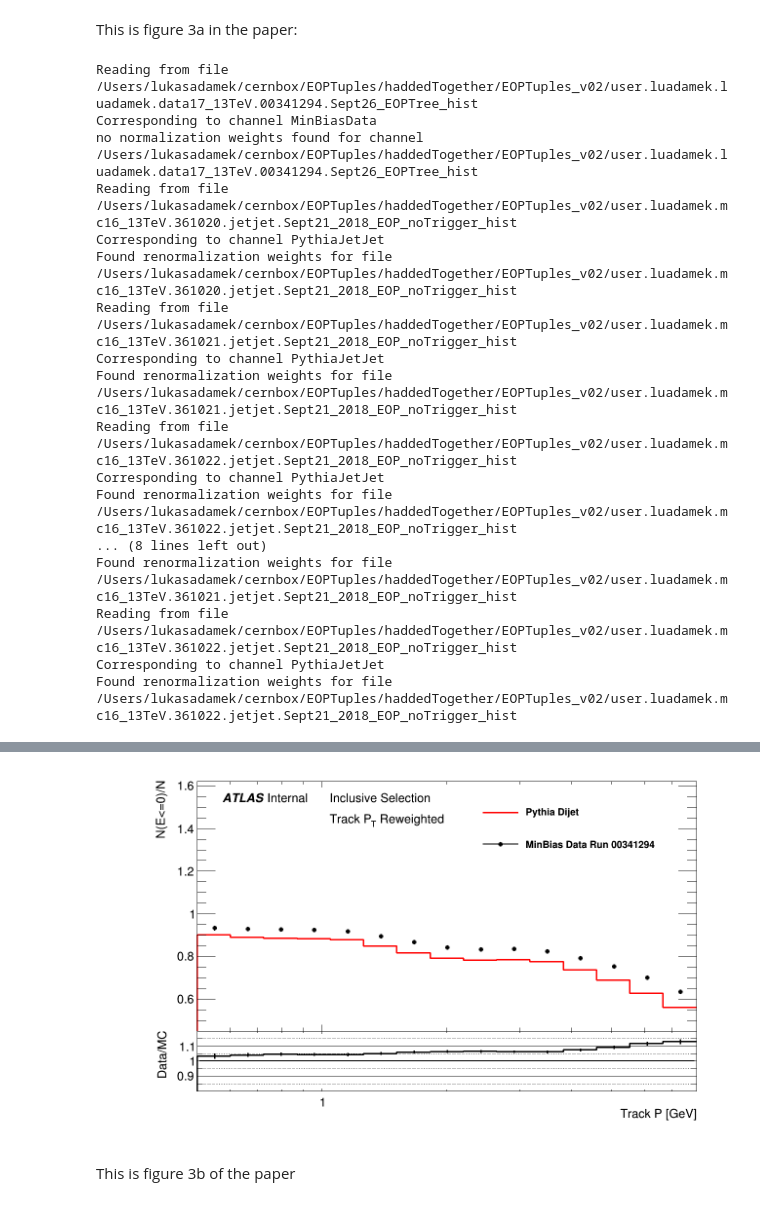
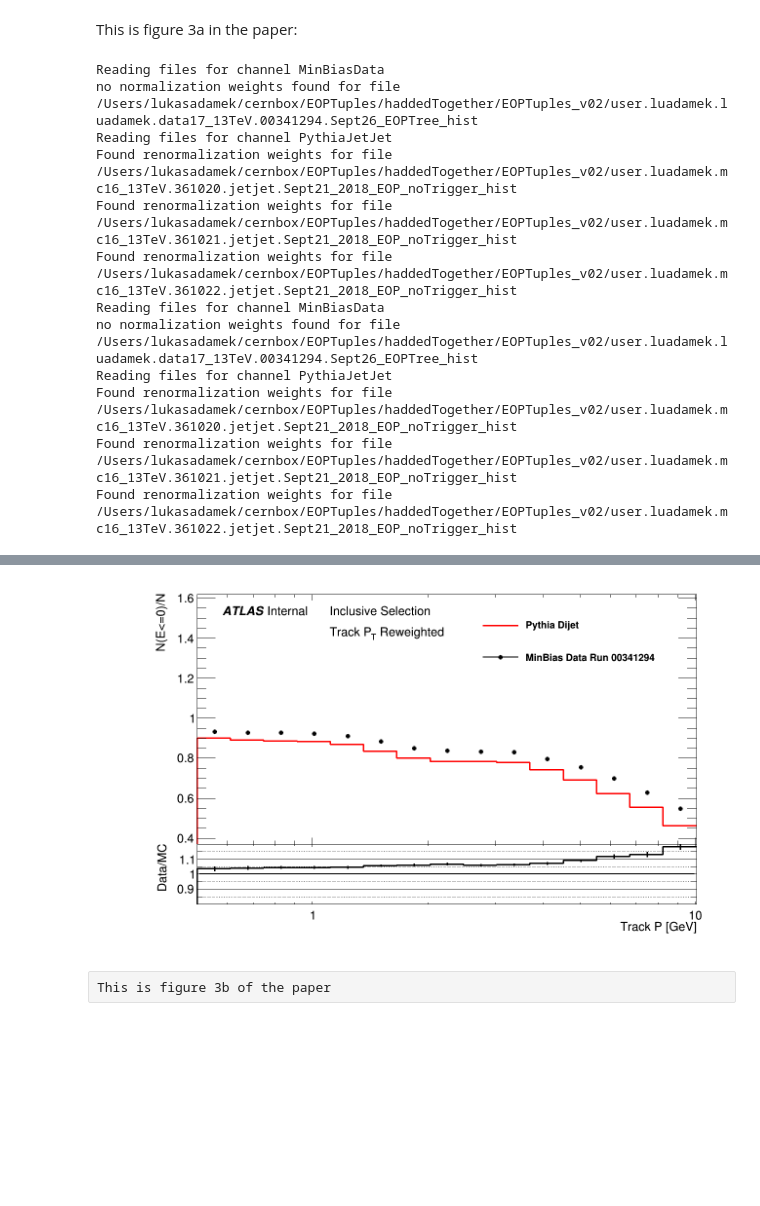
Before and after one commit to jdandoy/EoverPAnalysis, a Jupyter notebook: root_numpy_plotting/ClusterPlots.ipynb, the cells around one changed output, grey strips where cells are left out. Saved outputs shown, nothing was run; the diff lists cells and outputs as text; code cells hidden in the pictures; blank space fills up the shorter version.

Commit message:
Cleaned up plotting scipts. Added support for TH2D histograms. Included new example plots

```diff
--- a/root_numpy_plotting/ClusterPlots.ipynb
+++ b/root_numpy_plotting/ClusterPlots.ipynb
@@ -564,7 +506,7 @@ Warning in <TROOT::Append>: Replacing existing TH1: HistogramEOPPBetween2_8and3_
 This is figure 3a in the paper:
 # %%
 selections = []
-binMax = 8
+binMax = 10.05
 binLow = 0.5
 nBins = 15
 base = (binMax/binLow) ** (1./float(nBins))
@@ -598,23 +540,19 @@ DataVsMCTrackLess0 = DrawDataVsMC(ratio_histogram, \
                            ratio_min = 0.8,\
                            ratio_max = 1.2,\
                            doLogx = True,
-                           doLogy = False)
+                           doLogy = False,
+                           xTicksNumber = 414)
 DataVsMCTrackLess0.Draw()
 # %% [output]
-Reading from file /Users/lukasadamek/cernbox/EOPTuples/haddedTogether/EOPTuples_v02/user.luadamek.luadamek.data17_13TeV.00341294.Sept26_EOPTree_hist
-Corresponding to channel MinBiasData
-no normalization weights found for channel /Users/lukasadamek/cernbox/EOPTuples/haddedTogether/EOPTuples_v02/user.luadamek.luadamek.data17_13TeV.00341294.Sept26_EOPTree_hist
-Reading from file /Users/lukasadamek/cernbox/EOPTuples/haddedTogether/EOPTuples_v02/user.luadamek.mc16_13TeV.361020.jetjet.Sept21_2018_EOP_noTrigger_hist
-Corresponding to channel PythiaJetJet
+Reading files for channel MinBiasData
+no normalization weights found for file /Users/lukasadamek/cernbox/EOPTuples/haddedTogether/EOPTuples_v02/user.luadamek.luadamek.data17_13TeV.00341294.Sept26_EOPTree_hist
+Reading files for channel PythiaJetJet
 Found renormalization weights for file /Users/lukasadamek/cernbox/EOPTuples/haddedTogether/EOPTuples_v02/user.luadamek.mc16_13TeV.361020.jetjet.Sept21_2018_EOP_noTrigger_hist
-Reading from file /Users/lukasadamek/cernbox/EOPTuples/haddedTogether/EOPTuples_v02/user.luadamek.mc16_13TeV.361021.jetjet.Sept21_2018_EOP_noTrigger_hist
-Corresponding to channel PythiaJetJet
 Found renormalization weights for file /Users/lukasadamek/cernbox/EOPTuples/haddedTogether/EOPTuples_v02/user.luadamek.mc16_13TeV.361021.jetjet.Sept21_2018_EOP_noTrigger_hist
-Reading from file /Users/lukasadamek/cernbox/EOPTuples/haddedTogether/EOPTuples_v02/user.luadamek.mc16_13TeV.361022.jetjet.Sept21_2018_EOP_noTrigger_hist
-Corresponding to channel PythiaJetJet
 Found renormalization weights for file /Users/lukasadamek/cernbox/EOPTuples/haddedTogether/EOPTuples_v02/user.luadamek.mc16_13TeV.361022.jetjet.Sept21_2018_EOP_noTrigger_hist
-... (8 lines left out)
+Reading files for channel MinBiasData
+no normalization weights found for file /Users/lukasadamek/cernbox/EOPTuples/haddedTogether/EOPTuples_v02/user.luadamek.luadamek.data17_13TeV.00341294.Sept26_EOPTree_hist
+Reading files for channel PythiaJetJet
+Found renormalization weights for file /Users/lukasadamek/cernbox/EOPTuples/haddedTogether/EOPTuples_v02/user.luadamek.mc16_13TeV.361020.jetjet.Sept21_2018_EOP_noTrigger_hist
 Found renormalization weights for file /Users/lukasadamek/cernbox/EOPTuples/haddedTogether/EOPTuples_v02/user.luadamek.mc16_13TeV.361021.jetjet.Sept21_2018_EOP_noTrigger_hist
-Reading from file /Users/lukasadamek/cernbox/EOPTuples/haddedTogether/EOPTuples_v02/user.luadamek.mc16_13TeV.361022.jetjet.Sept21_2018_EOP_noTrigger_hist
-Corresponding to channel PythiaJetJet
 Found renormalization weights for file /Users/lukasadamek/cernbox/EOPTuples/haddedTogether/EOPTuples_v02/user.luadamek.mc16_13TeV.361022.jetjet.Sept21_2018_EOP_noTrigger_hist
@@ -623,6 +561,6 @@ Warning in <TROOT::Append>: Replacing existing TH1: HistogramtrkPELessEqual0 (Po
-[figure, old version]
+[figure, new version]
-# %% [markdown]
-This is figure 3b of the paper
+# %% [raw]
+This is figure 3b of the paper
 # %%
 bins = [-2.3, -1.8, -1.5, -1.4, -1.1, -0.6, 0.0, 0.6, 1.1, 1.4, 1.5, 1.8, 2.3]
 selections = []
```
Also changed, not shown: parts of 30 cells of this notebook, 3 other files.
